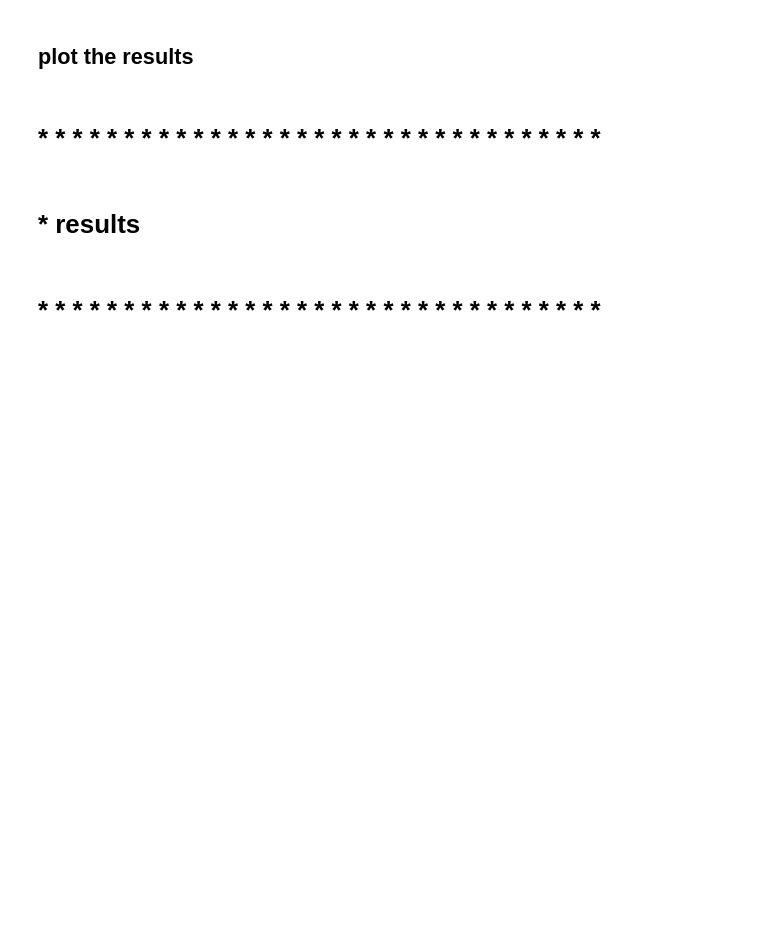
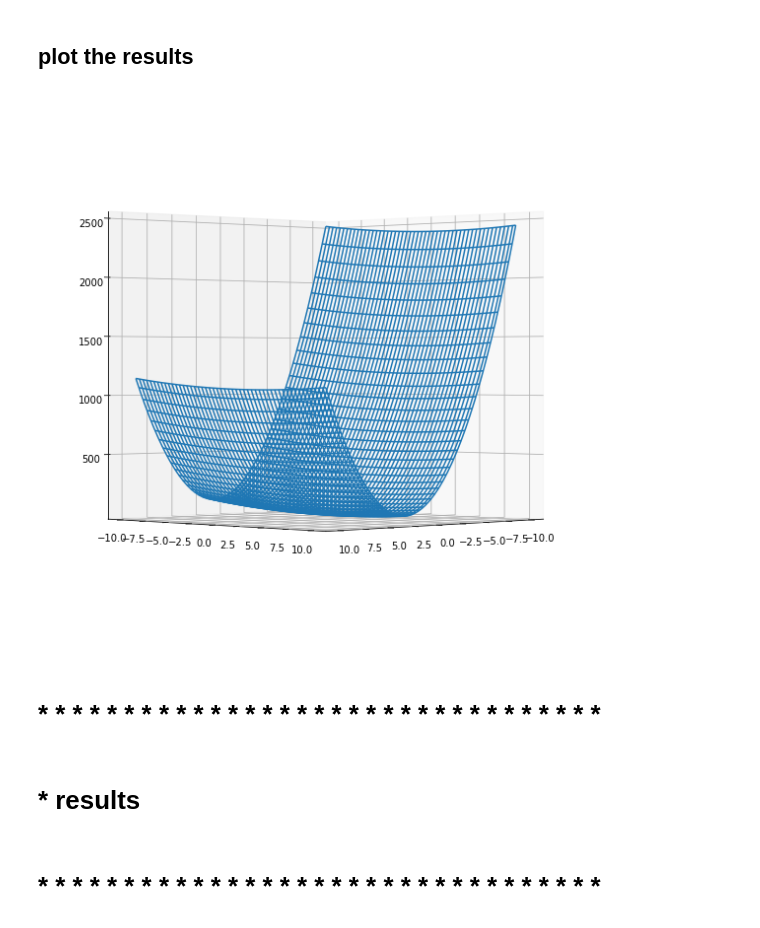
Before and after one commit to jstep750/assignment-machine-learning, a Jupyter notebook: 06/assignment_06.ipynb, the cells around one changed output. Cells and saved outputs as stored; diff of their text form; code cells hidden in the pictures; blank space fills up the shorter version.

```diff
--- a/06/assignment_06.ipynb
+++ b/06/assignment_06.ipynb
@@ -142,29 +142,33 @@ def plot_model_parameter(theta0_iteration, theta1_iteration):
 # %%
 
 X0  = np.arange(-10, 10, 0.1)
 X1  = np.arange(-10, 10, 0.1)
 
 grid_theta0, grid_theta1 = np.meshgrid(X0, X1)
 
 #grid_loss  = compute_loss(x,y,grid_theta0,grid_theta1)
 grid_loss  = np.zeros((X0.shape[0],X1.shape[0]))
 
 for i in range(0,X0.shape[0]):
     for j in range(0,X1.shape[0]):
-        grid_loss[i][j] = compute_loss(x,y,X0[i], X1[j])
+        grid_loss[i][j] = compute_loss(x,y,X0[i],X1[j])
 
 def plot_loss_surface(grid_theta0, grid_theta1, grid_loss):
 
     fig = plt.figure(figsize=(8,8))
     plt.title('loss surface')
 
     ax = plt.axes(projection='3d')
 
     ax.plot_wireframe(grid_theta0, grid_theta1, grid_loss)
     ax.view_init(0,45)
 
     plt.tight_layout()
     plt.show()
+
+plot_loss_surface(grid_theta0, grid_theta1, grid_loss)
+# %% [output]
+[figure, added]
 # %% [markdown]
 # * * * * * * * * * * * * * * * * * * * * * * * * * * * * * * * * *
 # %% [markdown]
```
Also changed, not shown: parts of 8 cells of this notebook, 3 other files.
